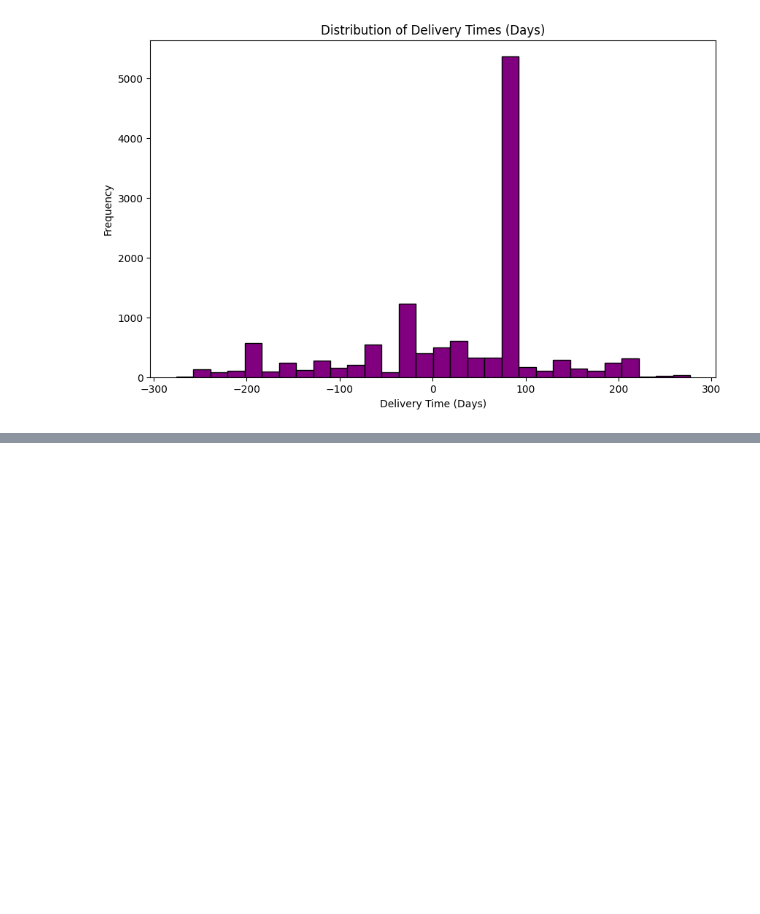
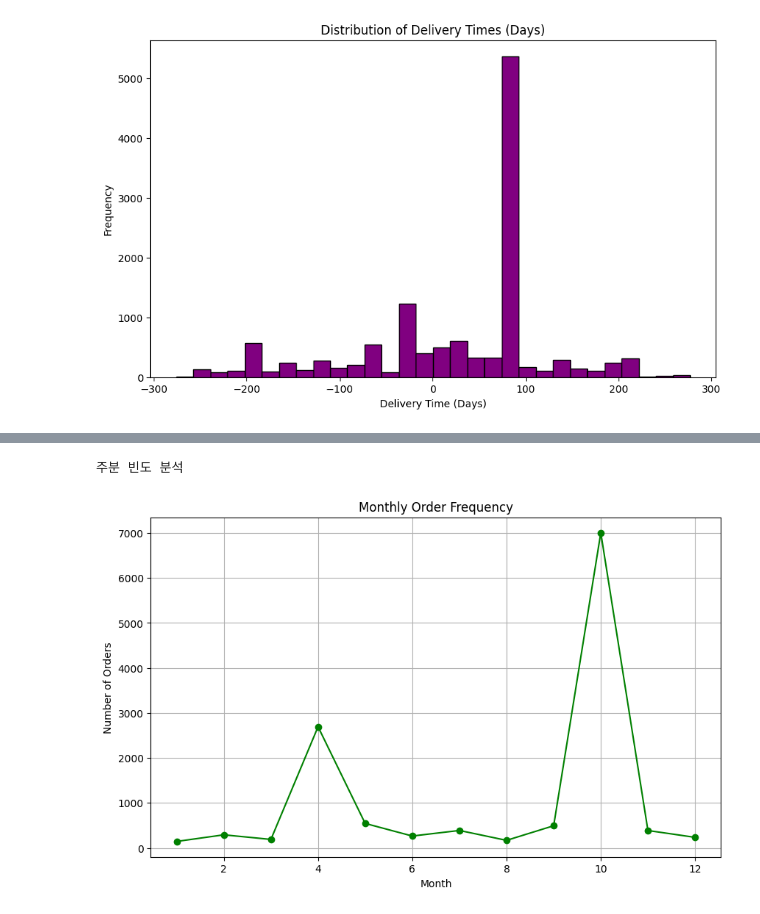
Before and after one commit to jisuseo/forecast_kimsasia, a Jupyter notebook: forecast_kimsasia.ipynb, the cells around one changed output, grey strips where cells are left out. Drawn from its saved outputs; the diff is of its cells as text; code cells hidden in the pictures; blank space fills up the shorter version.

```diff
--- a/forecast_kimsasia.ipynb
+++ b/forecast_kimsasia.ipynb
@@ -340,0 +382,17 @@ report = """
+# %%
+print("주분 빈도 분석 \n")
+
+# 월별 주문 건수 계산
+monthly_order_counts = dataset_pur.groupby('OrderMonth')['BDaAU'].count()
+
+# 월별 주문 건수 시각화
+plt.figure(figsize=(10, 6))
+monthly_order_counts.plot(kind='line', marker='o', color='green')
+plt.title('Monthly Order Frequency')
+plt.xlabel('Month')
+plt.ylabel('Number of Orders')
+plt.grid(True)
+plt.show()
+# %% [output]
+주분 빈도 분석
+[figure, added]
```
Also changed, not shown: parts of 8 cells of this notebook.
